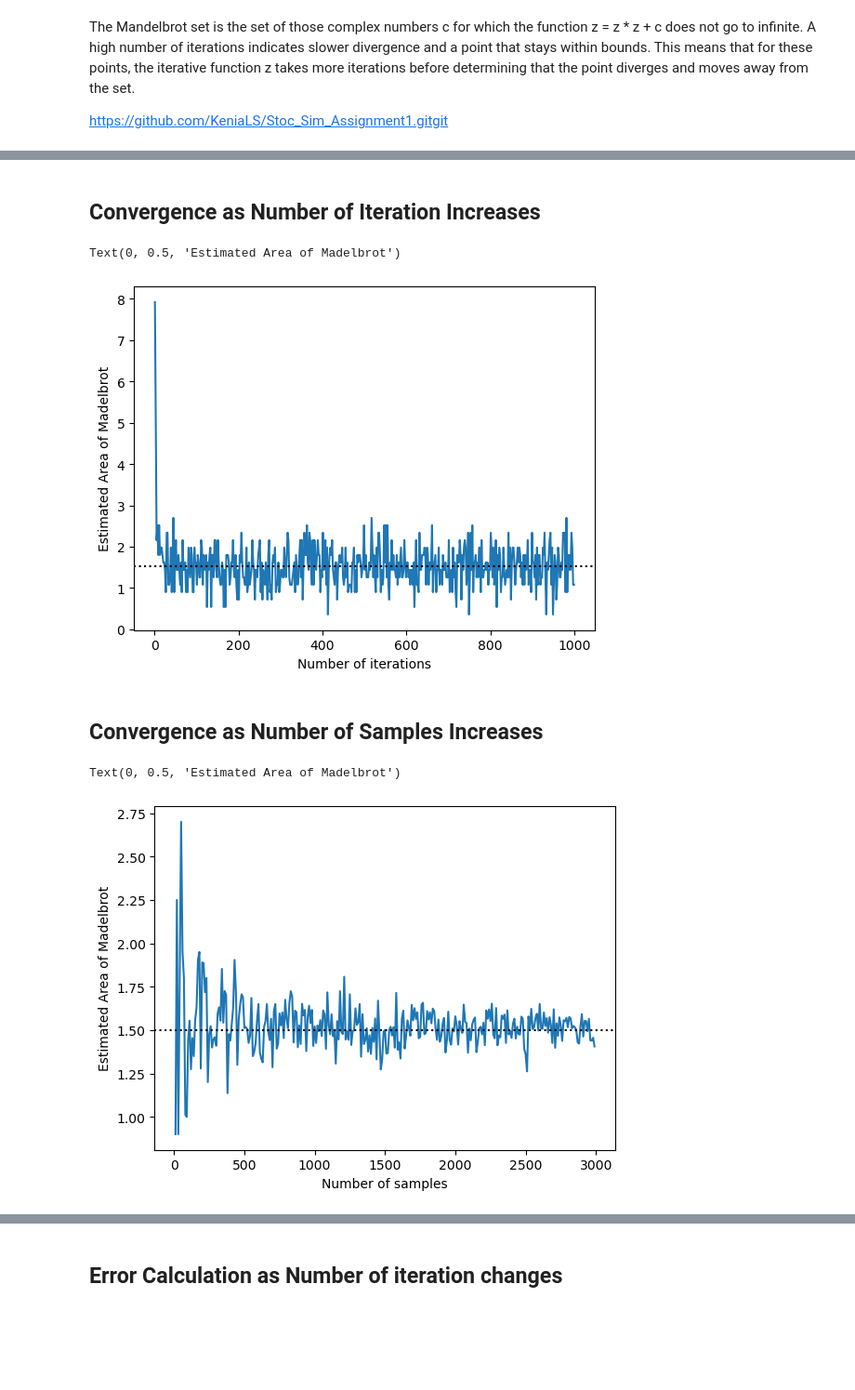
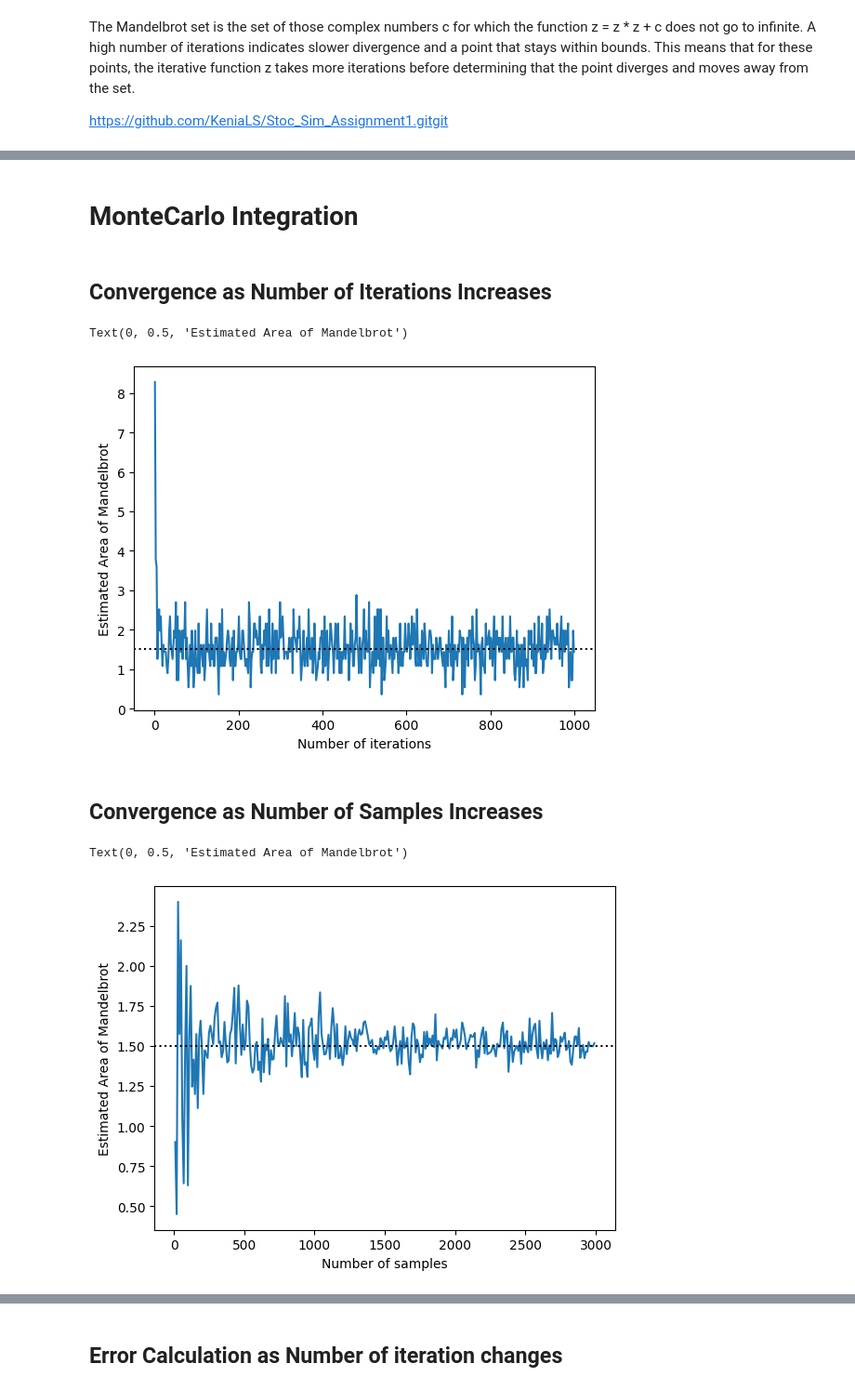
Before and after one commit to KeniaLS/Stoc_Sim_Assignment1, a Jupyter notebook: SS_Kenia_Divya_Assignment1.ipynb, the cells around one changed output, grey strips where cells are left out. Shown at 93% size. Drawn from its saved outputs; the diff is of its cells as text; code cells hidden in the pictures; blank space fills up the shorter version.

Commit message:
Add files via upload
Confidence interval for Montecarlo and Latin Hypercube sampling. Note that Mandelbrot_plot() function has changed. It returns boolean and number of iterations.

```diff
--- a/SS_Kenia_Divya_Assignment1.ipynb
+++ b/SS_Kenia_Divya_Assignment1.ipynb
@@ -93,2 +158,4 @@ The number total number of points within the set: 42066
+# %% [markdown]
+# MonteCarlo Integration
 # %% [markdown]
-## Convergence as Number of Iteration Increases
+## Convergence as Number of Iterations Increases
@@ -95,7 +164,7 @@ The number total number of points within the set: 42066
 # %%
 num_iters= range(1, 1000, 2)     ## range of values for changing the No. of iterations
 samples  = 50                  ## sample size
-area_square = 3*3                  ## area of the square in which we are taking a samples
+
 based_iter    = []
 for iters in num_iters:
     num_points_mandel = 0
@@ -103,7 +172,8 @@ for iters in num_iters:
     y_point = uniform.rvs(-1.5, 3, size=samples)
     for x,y in zip(x_point, y_point):
         c = complex(x, y)
-        if mandelbrot(c, iters) == True:
+        in_mandelbrot, _ = mandelbrot(c, iters)  # The second element in the tuple is the number of iterations, which we don't need here
+        if in_mandelbrot == True:
             num_points_mandel += 1
     area = num_points_mandel * area_square/samples
     based_iter.append(area)
@@ -111,32 +181,32 @@ for iters in num_iters:
 plt.plot(num_iters, based_iter)
 plt.axhline(y = 1.52, color = 'k', linestyle = ':')
 plt.xlabel("Number of iterations")
-plt.ylabel("Estimated Area of Madelbrot")
+plt.ylabel("Estimated Area of Mandelbrot")
 # %% [output]
-Text(0, 0.5, 'Estimated Area of Madelbrot')
+Text(0, 0.5, 'Estimated Area of Mandelbrot')
-[figure, old version]
+[figure, new version]
 # %% [markdown]
 ## Convergence as Number of Samples Increases
 # %%
 num_samples = range(10, 3000, 10)     ## range of values for changing the Sample size
 num_iters = 400                       ## Number of iterations
-based_sample    = []
-
+based_sample = []
 for samples in num_samples:
     num_points_mandel = 0
     x_point = uniform.rvs(-2, 3, size=samples)
     y_point = uniform.rvs(-1.5, 3, size=samples)
     for x,y in zip(x_point, y_point):
         c = complex(x, y)
-        if mandelbrot(c, num_iters) == True:
+        in_mandelbrot, _ = mandelbrot(c, num_iters)  # The second element in the tuple is the number of iterations, which we don't need here
+        if in_mandelbrot == True:
             num_points_mandel += 1
     area = num_points_mandel * area_square/samples
     based_sample.append(area)
 # %%
 plt.plot(num_samples, based_sample)
 plt.axhline(y = 1.5, color = 'k', linestyle = ':')
 plt.xlabel("Number of samples")
-plt.ylabel("Estimated Area of Madelbrot")
+plt.ylabel("Estimated Area of Mandelbrot")
 # %% [output]
-Text(0, 0.5, 'Estimated Area of Madelbrot')
+Text(0, 0.5, 'Estimated Area of Mandelbrot')
-[figure, old version]
+[figure, new version]
```
Also changed, not shown: parts of 41 cells of this notebook.
